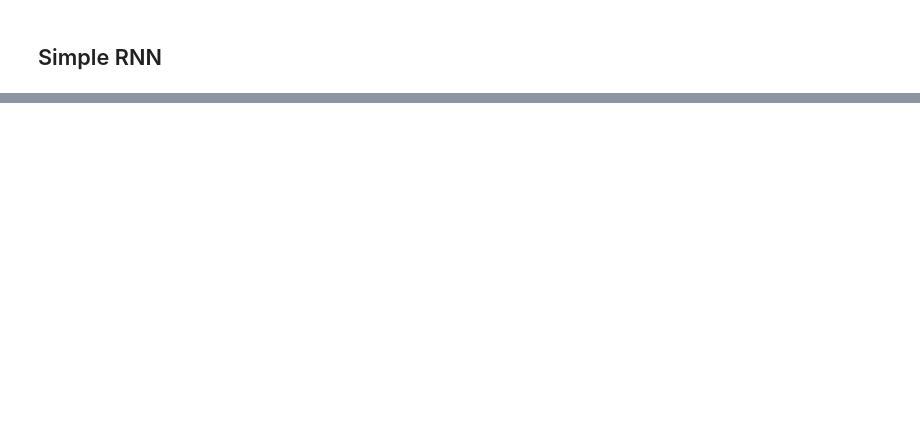
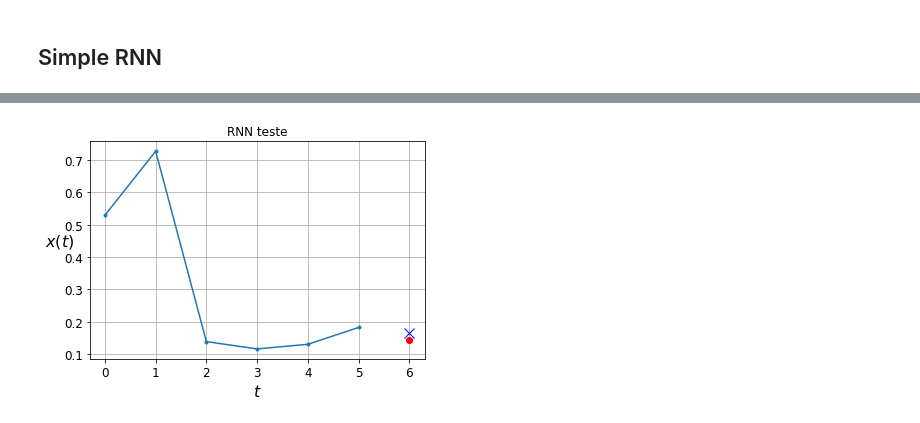
Before and after one commit to Gabrielamb2/MachineLearning, a Jupyter notebook: RNN_GDPcap_certo.ipynb, the cells around one changed output, grey strips where cells are left out. Drawn from its saved outputs; the diff is of its cells as text; code cells hidden in the pictures; blank space fills up the shorter version.

```diff
--- a/RNN_GDPcap_certo.ipynb
+++ b/RNN_GDPcap_certo.ipynb
@@ -596,0 +689,8 @@ plt.show()
+# %%
+y_pred = model.predict(X_test)
+
+X_test = X_test.reshape((192, 6))
+plot_series(X_test[0, :], y_test[0], y_pred[0])
+plt.title("RNN teste")
+plt.show()
+# %% [output]
@@ -596,0 +698 @@ plt.show()
+[figure, added]
```
Also changed, not shown: parts of 29 cells of this notebook.
